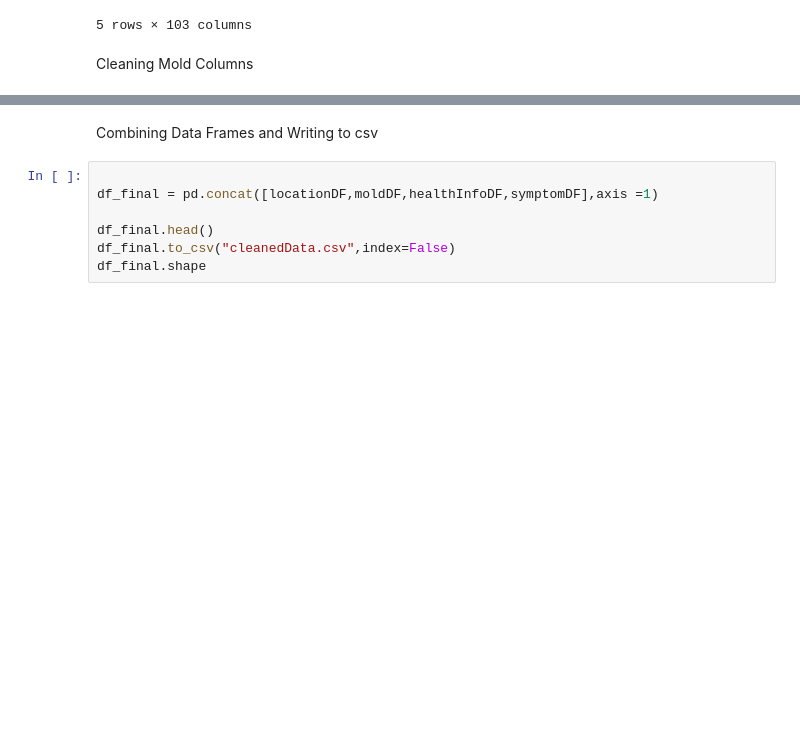
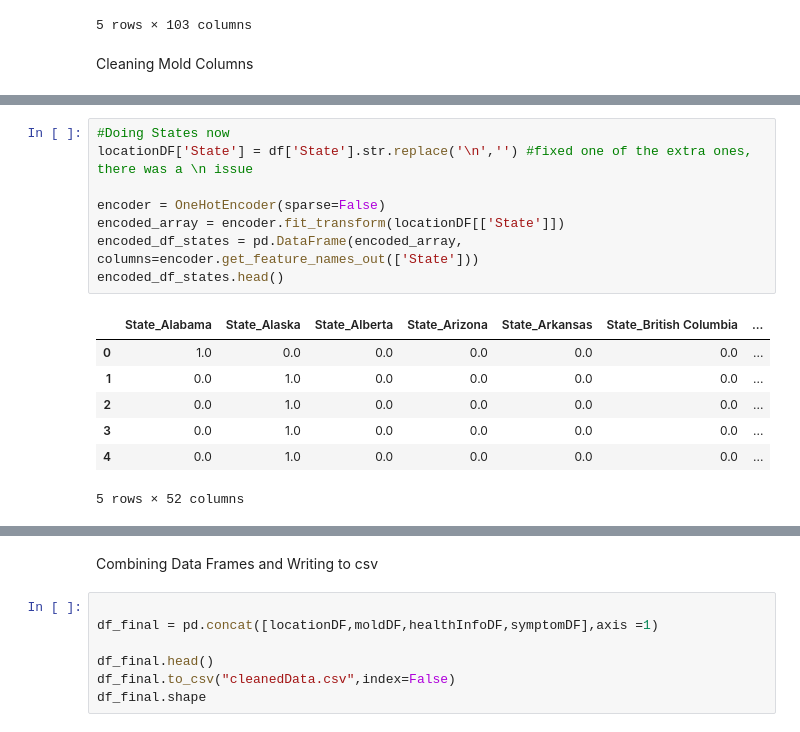
Before and after one commit to AITHIOMB/Home-Health-Impact, a Jupyter notebook: Bonnie W/dataPrep.ipynb, the cells around one changed output, grey strips where cells are left out. Saved outputs shown, nothing was run; the diff lists cells and outputs as text; blank space fills up the shorter version.

```diff
--- a/Bonnie W/dataPrep.ipynb
+++ b/Bonnie W/dataPrep.ipynb
@@ -211,0 +246,16 @@ for column in moldDF.columns:
+# %%
+#Doing States now
+locationDF['State'] = df['State'].str.replace('\n','') #fixed one of the extra ones, there was a \n issue
+
+encoder = OneHotEncoder(sparse=False)
+encoded_array = encoder.fit_transform(locationDF[['State']])
+encoded_df_states = pd.DataFrame(encoded_array, columns=encoder.get_feature_names_out(['State']))
+encoded_df_states.head()
+# %% [output]
+|  | State_Alabama | State_Alaska | State_Alberta | State_Arizona | State_Arkansas | State_British Columbia | ... |
+| 0 | 1.0 | 0.0 | 0.0 | 0.0 | 0.0 | 0.0 | ... |
+| 1 | 0.0 | 1.0 | 0.0 | 0.0 | 0.0 | 0.0 | ... |
+| 2 | 0.0 | 1.0 | 0.0 | 0.0 | 0.0 | 0.0 | ... |
+| 3 | 0.0 | 1.0 | 0.0 | 0.0 | 0.0 | 0.0 | ... |
+| 4 | 0.0 | 1.0 | 0.0 | 0.0 | 0.0 | 0.0 | ... |
+5 rows × 52 columns
```
Also changed, not shown: parts of 6 cells of this notebook, 2 other files.
